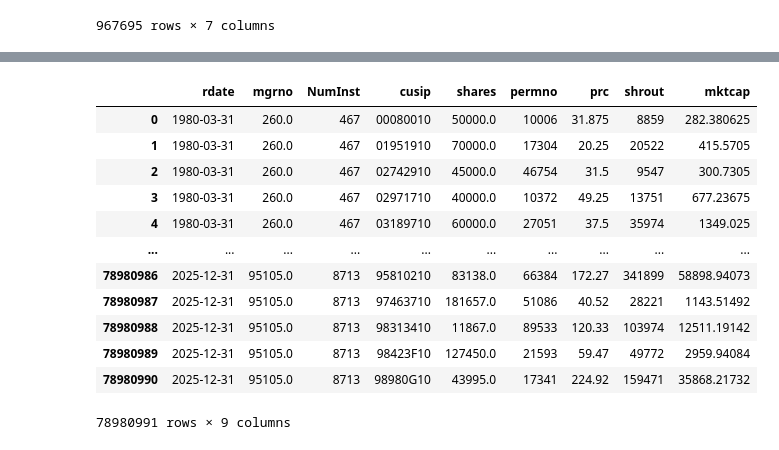
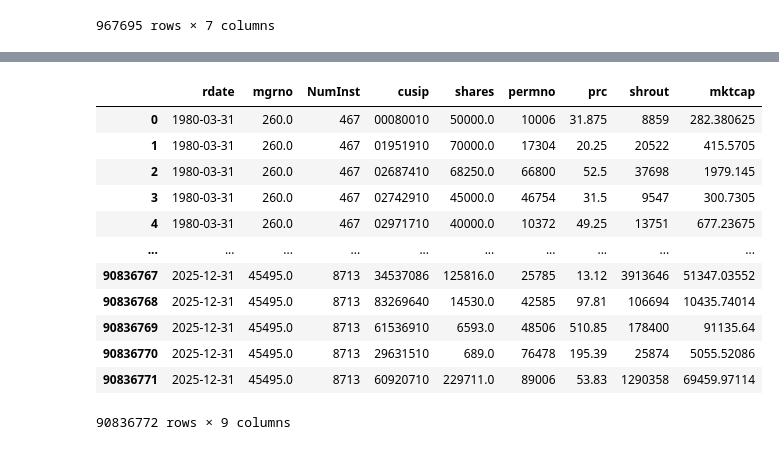
Before and after one commit to rongwang0824/Prepare-Data-for-Asset-Pricing-Projects, a Jupyter notebook: Institutional_Holdings/LSEG_13f_holdings.ipynb, the cells around one changed output, grey strips where cells are left out. Cells and saved outputs as stored; diff of their text form; code cells hidden in the pictures.

```diff
--- a/Institutional_Holdings/LSEG_13f_holdings.ipynb
+++ b/Institutional_Holdings/LSEG_13f_holdings.ipynb
@@ -170,0 +171,22 @@ Wall time: 43.3 s
+# %%
+# Get permno and start/end dates
+crsp_names = conn.raw_sql("""
+    select distinct permno, cusip, namedt, nameenddt
+    from crsp.stocknames_v2
+    where cusip != ''
+""")
+crsp_names['namedt'] = pd.to_datetime(crsp_names['namedt'])
+crsp_names['namedt'] = pd.to_datetime(crsp_names['namedt'])
+
+# Collapse of CRSP name history at the (permno, cusip) level, compressing multiple time intervals into one union
+crsp_names = (
+    crsp_names
+    .groupby(["permno", "cusip"], as_index=False)
+    .agg(
+        namedt=("namedt", "min"),
+        nameenddt=("nameenddt", "max")
+    )
+)
+
+crsp_names = crsp_names.sort_values(by=['permno', 'cusip']).reset_index(drop=True)
+crsp_names
@@ -195,0 +286,9 @@ holdings_v2
+# %%
+%%time
+# Append valid duplicated obs back to the dataset
+dup_valid = dup_valid.drop(columns=['r_quarter', 'end_quarter', 'eligible'])
+holdings_v2 = pd.concat([holdings_v2.loc[~duptag], dup_valid], ignore_index=True)
+
+# Drop start/end dates
+holdings_v2 = holdings_v2.drop(columns=['namedt','nameenddt'])
+holdings_v2
@@ -264,8 +386,5 @@ crsp_qend
 # Merge holdings with CRSP
 holdings = pd.merge(holdings_v2, crsp_qend[['qdate','permno','prc','shrout','mktcap']], how='inner', left_on=['permno','rdate'], right_on=['permno','qdate'])
 holdings = holdings.drop(['qdate','fdate'], axis=1)
-
-# Sanity Checks for Duplicates - Ultimately, Should be 0 Duplicates
-assert not holdings.duplicated(subset=['rdate', 'mgrno', 'permno']).any(), "Duplicate (rdate, mgrno, permno) observations found!"
 holdings
 # %% [output]
@@ -274,16 +393,16 @@ Wall time: 54.5 s
 |  | rdate | mgrno | NumInst | cusip | shares | permno | prc | shrout | mktcap |
 | 0 | 1980-03-31 | 260.0 | 467 | 00080010 | 50000.0 | 10006 | 31.875 | 8859 | 282.380625 |
 | 1 | 1980-03-31 | 260.0 | 467 | 01951910 | 70000.0 | 17304 | 20.25 | 20522 | 415.5705 |
-| 2 | 1980-03-31 | 260.0 | 467 | 02742910 | 45000.0 | 46754 | 31.5 | 9547 | 300.7305 |
-| 3 | 1980-03-31 | 260.0 | 467 | 02971710 | 40000.0 | 10372 | 49.25 | 13751 | 677.23675 |
-| 4 | 1980-03-31 | 260.0 | 467 | 03189710 | 60000.0 | 27051 | 37.5 | 35974 | 1349.025 |
+| 2 | 1980-03-31 | 260.0 | 467 | 02687410 | 68250.0 | 66800 | 52.5 | 37698 | 1979.145 |
+| 3 | 1980-03-31 | 260.0 | 467 | 02742910 | 45000.0 | 46754 | 31.5 | 9547 | 300.7305 |
+| 4 | 1980-03-31 | 260.0 | 467 | 02971710 | 40000.0 | 10372 | 49.25 | 13751 | 677.23675 |
 | ... | ... | ... | ... | ... | ... | ... | ... | ... | ... |
-| 78980986 | 2025-12-31 | 95105.0 | 8713 | 95810210 | 83138.0 | 66384 | 172.27 | 341899 | 58898.94073 |
-| 78980987 | 2025-12-31 | 95105.0 | 8713 | 97463710 | 181657.0 | 51086 | 40.52 | 28221 | 1143.51492 |
-| 78980988 | 2025-12-31 | 95105.0 | 8713 | 98313410 | 11867.0 | 89533 | 120.33 | 103974 | 12511.19142 |
-| 78980989 | 2025-12-31 | 95105.0 | 8713 | 98423F10 | 127450.0 | 21593 | 59.47 | 49772 | 2959.94084 |
-| 78980990 | 2025-12-31 | 95105.0 | 8713 | 98980G10 | 43995.0 | 17341 | 224.92 | 159471 | 35868.21732 |
+| 90836767 | 2025-12-31 | 45495.0 | 8713 | 34537086 | 125816.0 | 25785 | 13.12 | 3913646 | 51347.03552 |
+| 90836768 | 2025-12-31 | 45495.0 | 8713 | 83269640 | 14530.0 | 42585 | 97.81 | 106694 | 10435.74014 |
+| 90836769 | 2025-12-31 | 45495.0 | 8713 | 61536910 | 6593.0 | 48506 | 510.85 | 178400 | 91135.64 |
+| 90836770 | 2025-12-31 | 45495.0 | 8713 | 29631510 | 689.0 | 76478 | 195.39 | 25874 | 5055.52086 |
+| 90836771 | 2025-12-31 | 45495.0 | 8713 | 60920710 | 229711.0 | 89006 | 53.83 | 1290358 | 69459.97114 |
-78980991 rows × 9 columns
+90836772 rows × 9 columns
 # %%
 %%time
 # Save
```
Also changed, not shown: parts of 16 cells of this notebook, 2 other files.
